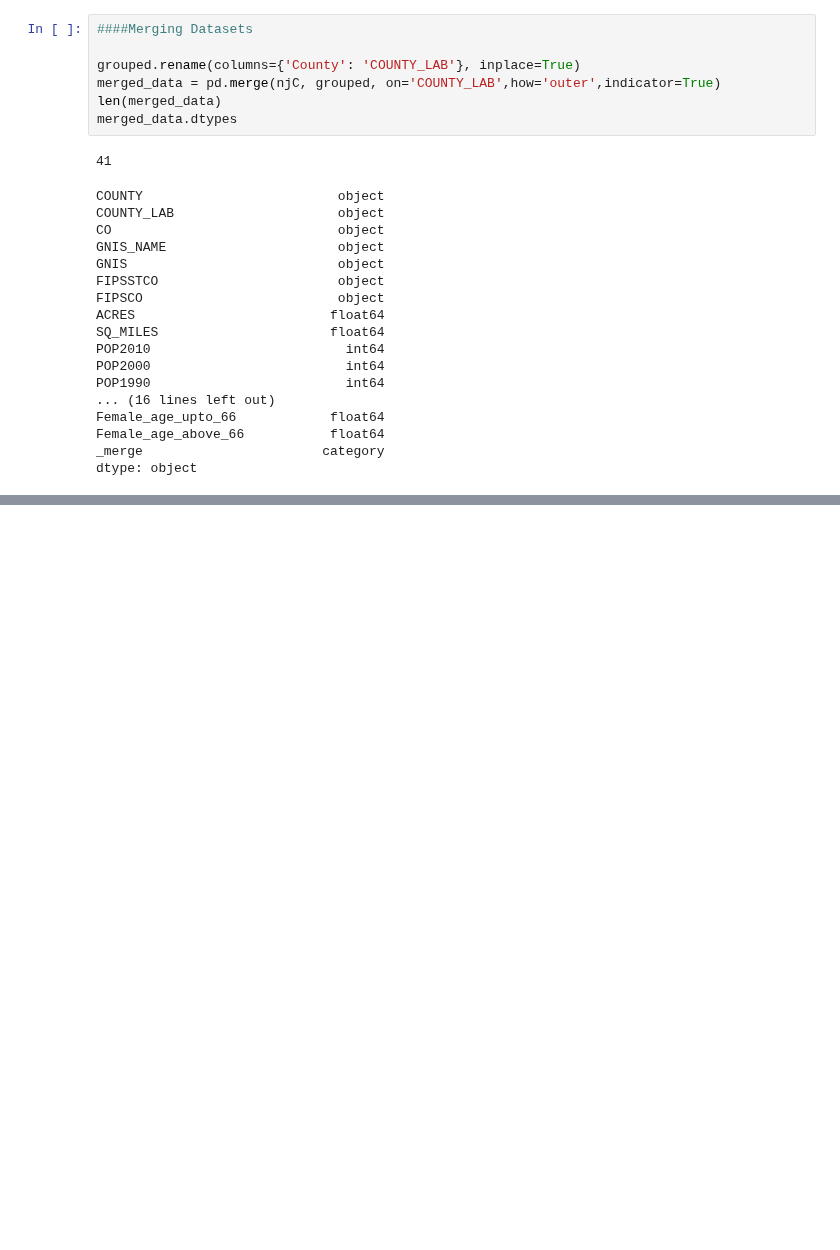
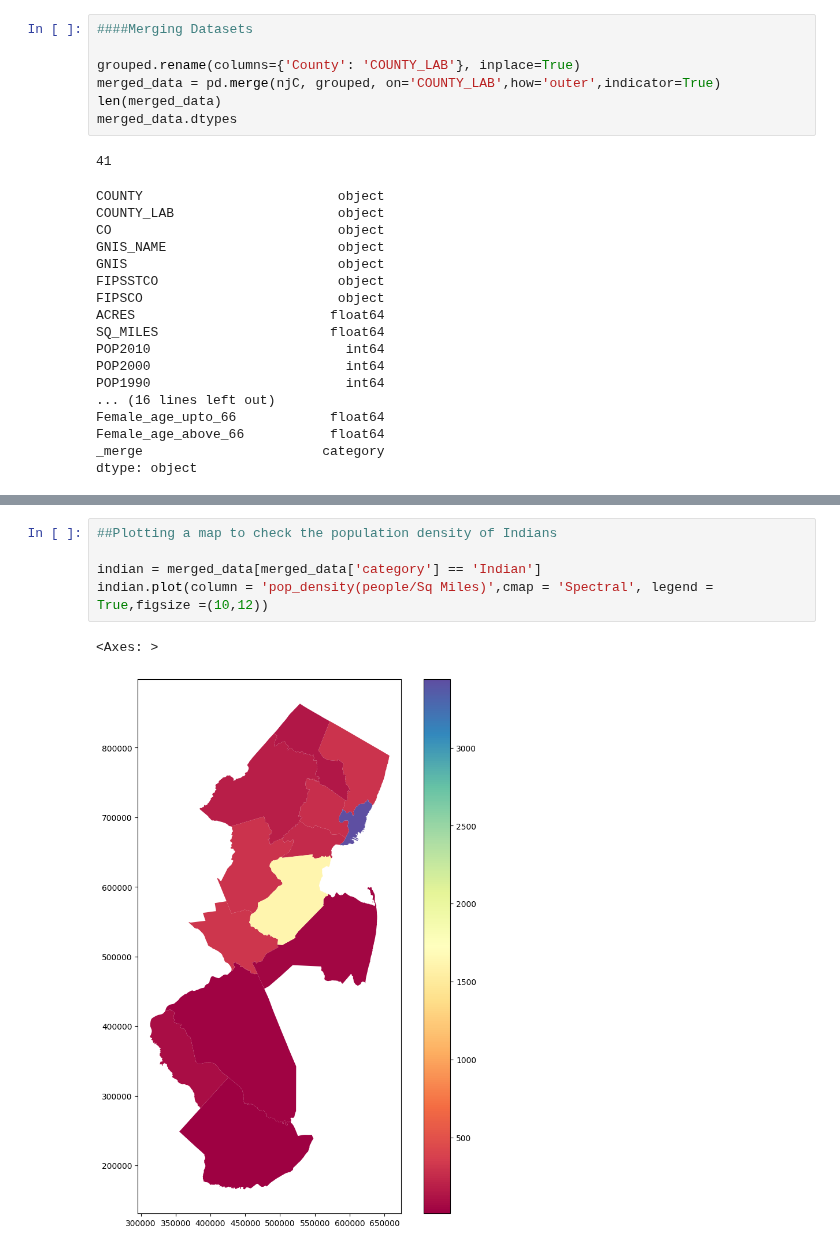
Before and after one commit to NihilKottal001/GIS, a Jupyter notebook: PS1.ipynb, the cells around one changed output, grey strips where cells are left out. Saved outputs shown, nothing was run; the diff lists cells and outputs as text; blank space fills up the shorter version.

```diff
--- a/PS1.ipynb
+++ b/PS1.ipynb
@@ -261,2 +258,10 @@ indian.plot(ax=base, column="Estimate!!Total:", figsize=(10,12),legend = True)
+# %%
+##Plotting a map to check the population density of Indians
+
+indian = merged_data[merged_data['category'] == 'Indian']
+indian.plot(column = 'pop_density(people/Sq Miles)',cmap = 'Spectral', legend = True,figsize =(10,12))
+# %% [output]
+<Axes: >
+[figure, added]
 # %%
 from google.colab import files
```
Also changed, not shown: parts of 10 cells of this notebook.
